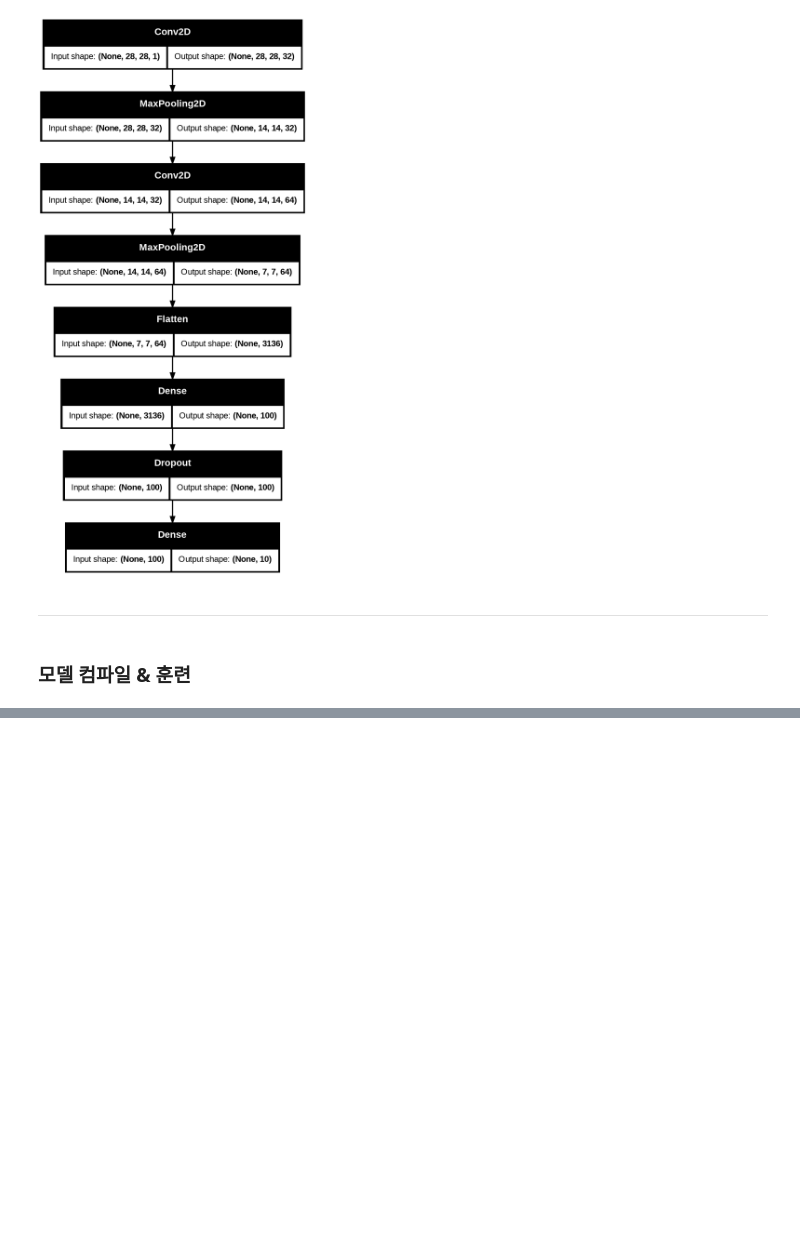
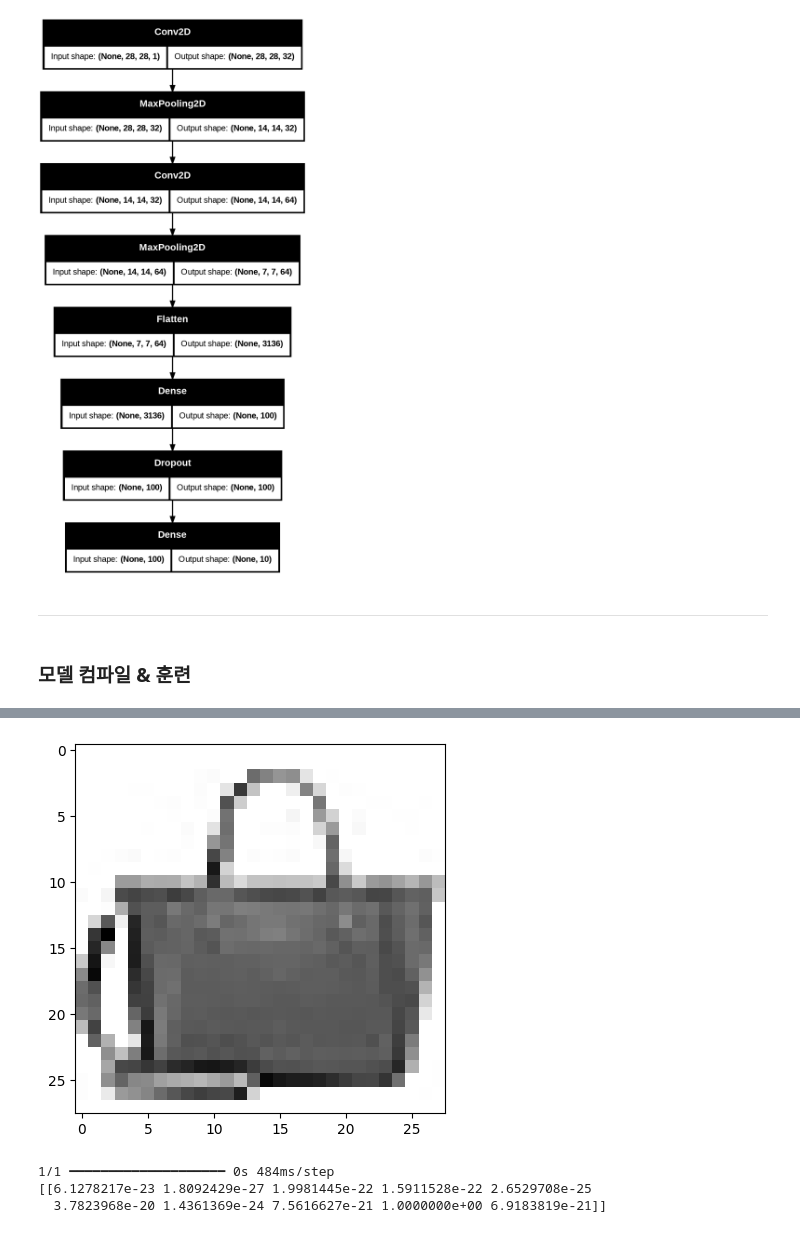
Before and after one commit to snwdaaa/HG-MLDL, a Jupyter notebook: Chapter8/08-2.ipynb, the cells around one changed output, grey strips where cells are left out. Saved outputs shown, nothing was run; the diff lists cells and outputs as text; code cells hidden in the pictures; blank space fills up the shorter version.

```diff
--- a/Chapter8/08-2.ipynb
+++ b/Chapter8/08-2.ipynb
@@ -93,0 +110,12 @@ plt.show()
+# %%
+plt.imshow(val_scaled[0].reshape(28, 28), cmap='gray_r')
+plt.show()
+
+# 새로운 이미지(편의상 검증 세트의 첫 번째 샘플 사용)에 대한 예측 만들기
+preds = model.predict(val_scaled[0:1]) # 10개 클래스에 대한 예측 확률
+print(preds)
+# %% [output]
+[figure, added]
+1/1 ━━━━━━━━━━━━━━━━━━━━ 0s 484ms/step
+[[6.1278217e-23 1.8092429e-27 1.9981445e-22 1.5911528e-22 2.6529708e-25
+  3.7823968e-20 1.4361369e-24 7.5616627e-21 1.0000000e+00 6.9183819e-21]]
```
Also changed, not shown: parts of 7 cells of this notebook, 1 other file.
